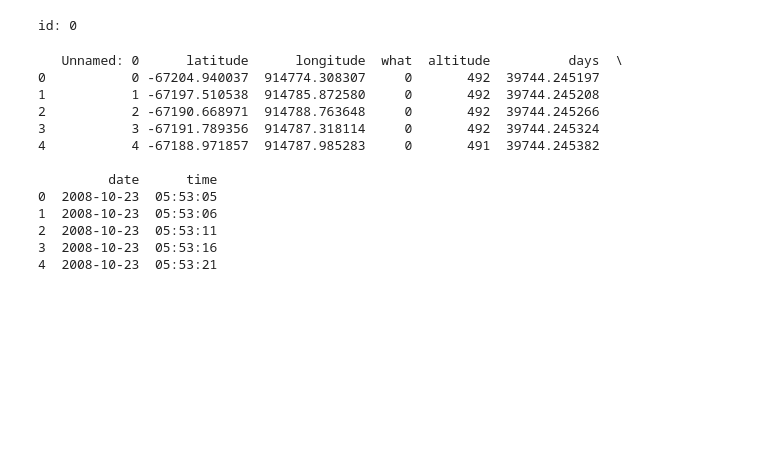
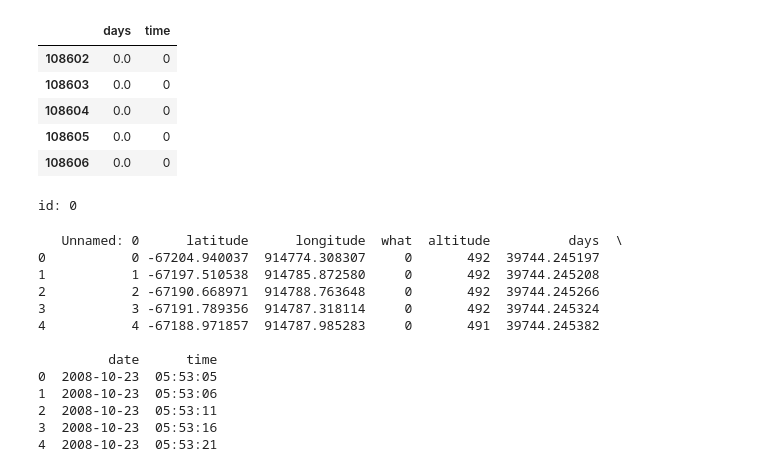
Before and after one commit to shkoma/geolife_timehetnet, a Jupyter notebook: data/geolife/preprocess.ipynb, the cells around one changed output. Drawn from its saved outputs; the diff is of its cells as text; code cells hidden in the pictures; blank space fills up the shorter version.

Commit message:
Modify the shape of input as time-hetnet

```diff
--- a/data/geolife/preprocess.ipynb
+++ b/data/geolife/preprocess.ipynb
@@ -48,3 +51,16 @@ user_df_1.head(5)
+# %%
+user_df
+task_X = user_df.copy()
+task_y = task_X.iloc[-5:, -2:].copy()
+
+task_y.iloc[:, :]
+# %% [output]
+|  | days | time |
+| 108602 | 0.0 | 0 |
+| 108603 | 0.0 | 0 |
+| 108604 | 0.0 | 0 |
+| 108605 | 0.0 | 0 |
+| 108606 | 0.0 | 0 |
 # %%
 # geopandas: https://datascientyst.com/plot-latitude-longitude-pandas-dataframe-python/
 # pip install geopandas
```
Also changed, not shown: parts of 2 cells of this notebook, 7 other files.
